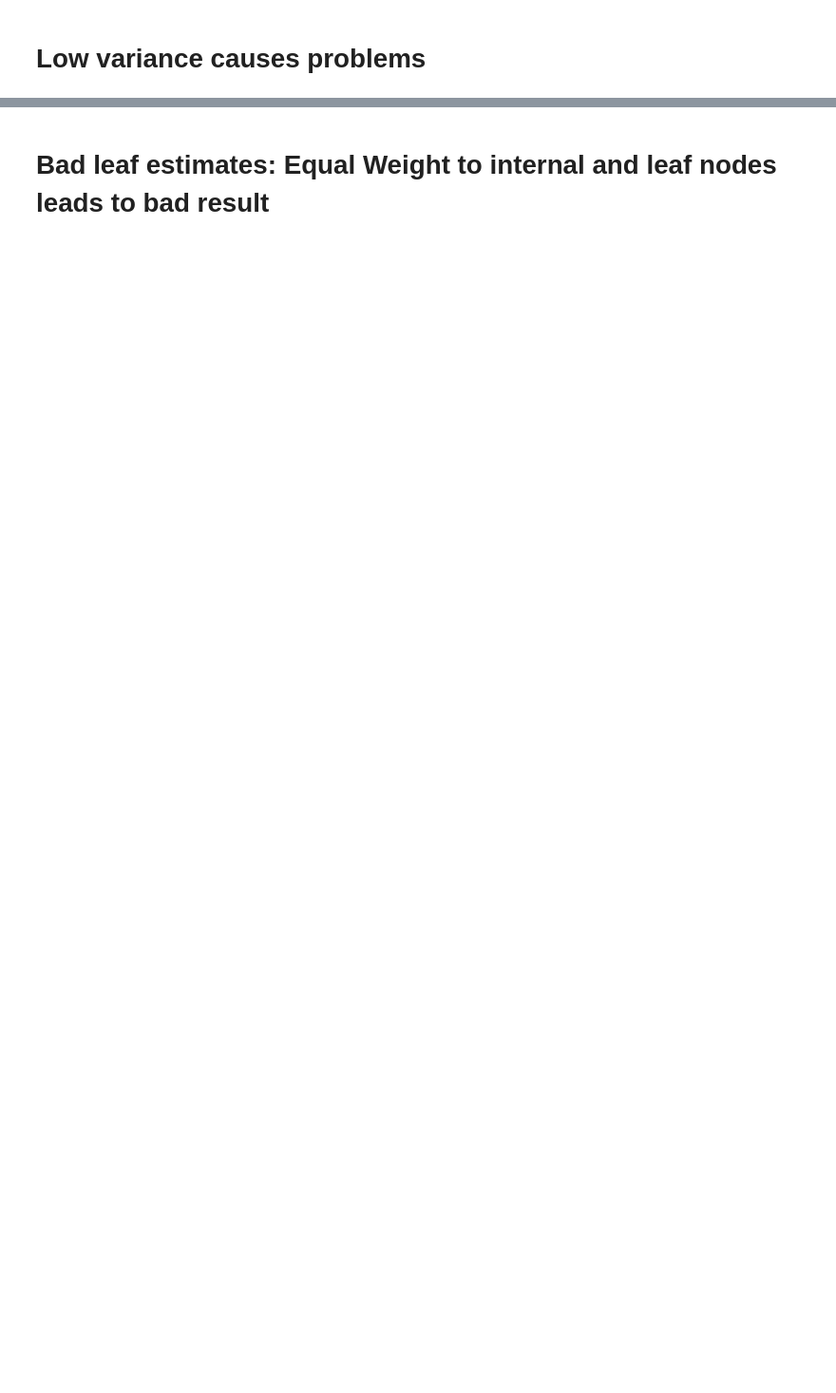
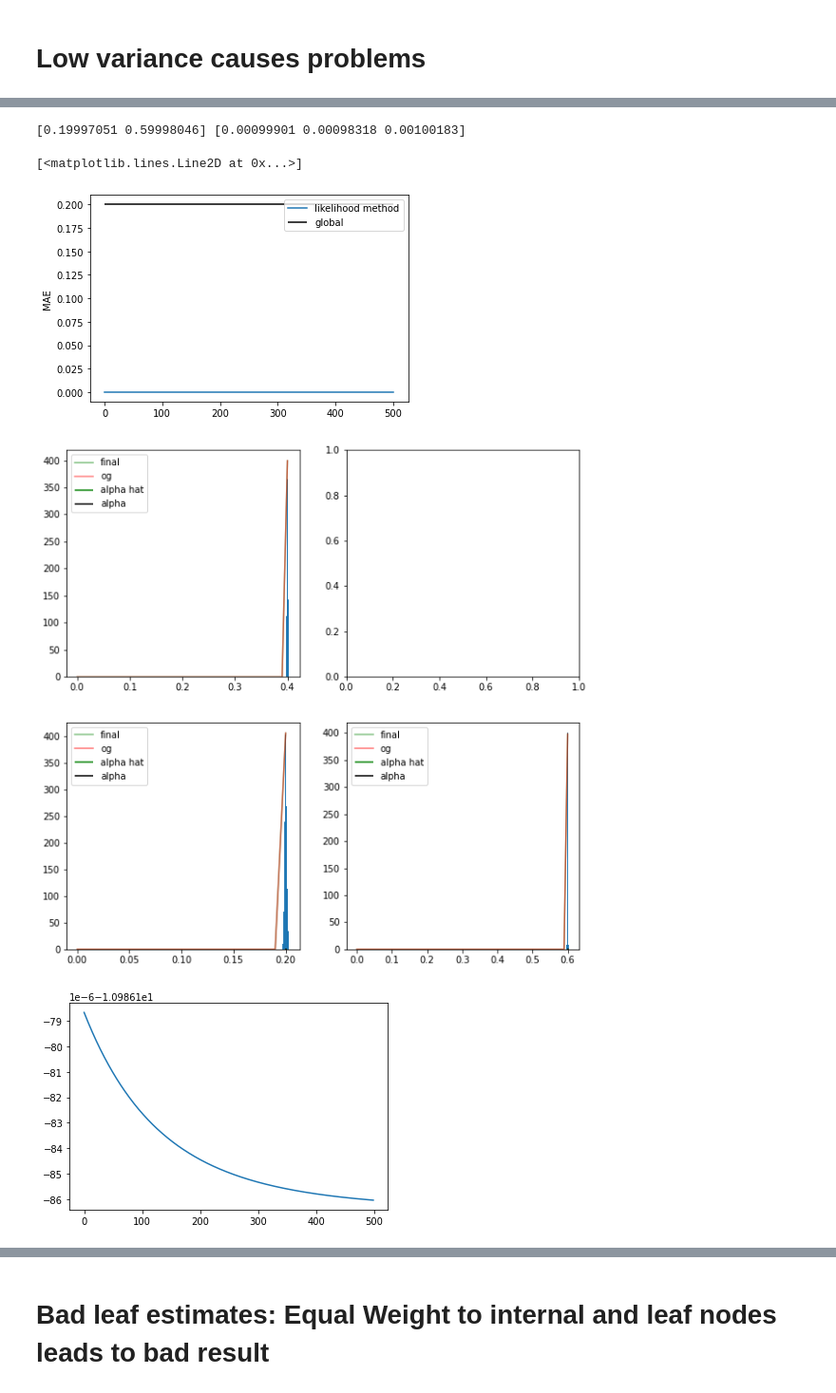
Before and after one commit to Dzeiberg/multiinstance, a Jupyter notebook: 22_Quarantine_DistCurve.ipynb, the cells around one changed output, grey strips where cells are left out. Shown at 95% size. Cells and saved outputs as stored; diff of their text form; code cells hidden in the pictures; blank space fills up the shorter version.

```diff
--- a/22_Quarantine_DistCurve.ipynb
+++ b/22_Quarantine_DistCurve.ipynb
@@ -167,14 +207,23 @@ def plotDistrs(ds,mus_,sigmas_):
 # %%
 dsi = buildDataset(1,nP=10,nU=20,posMean=6,negMean=2,cov=1,
                    alphaDistr=lambda: np.random.choice([.20]))
 ds2 = buildDataset(1, nP=10,nU=20,posMean=6,negMean=2,cov=1,
                    alphaDistr=lambda: np.random.choice([.60]))
 dsi.merge(ds2)
 
-dsi = prepDS(dsi,numbootstraps=1000,internalScale=0.01,leafScale=0.01,leafBias=0.00)
-dsi, mus,sigmas,maes,logLikelihood = runAlgorithm(dsi,
-                                                  NIter=500,
-                                                  rlambda=1)
+dsi = prepDS(dsi,numbootstraps=1000,internalScale=0.001,leafScale=0.001,leafBias=0.00)
+dsi, mus,sigmas,maes,NLL = runAlgorithm(dsi,
+                                        NIter=500,
+                                        rlambda=1,lr=0.01,newton=True)
 maefig1 = plotMAE(maes,dsi)
 fig1 = plotDistrs(dsi,mus,sigmas)
 print(dsi.mu, dsi.sigma)
+
+fig,ax= plt.subplots()
+ax.plot(NLL)
+# %% [output]
+[0.19997051 0.59998046] [0.00099901 0.00098318 0.00100183]
+[<matplotlib.lines.Line2D at 0x...>]
+[figure, added]
+[figure, added]
+[figure, added]
```
Also changed, not shown: parts of 14 cells of this notebook, 2 other files.
